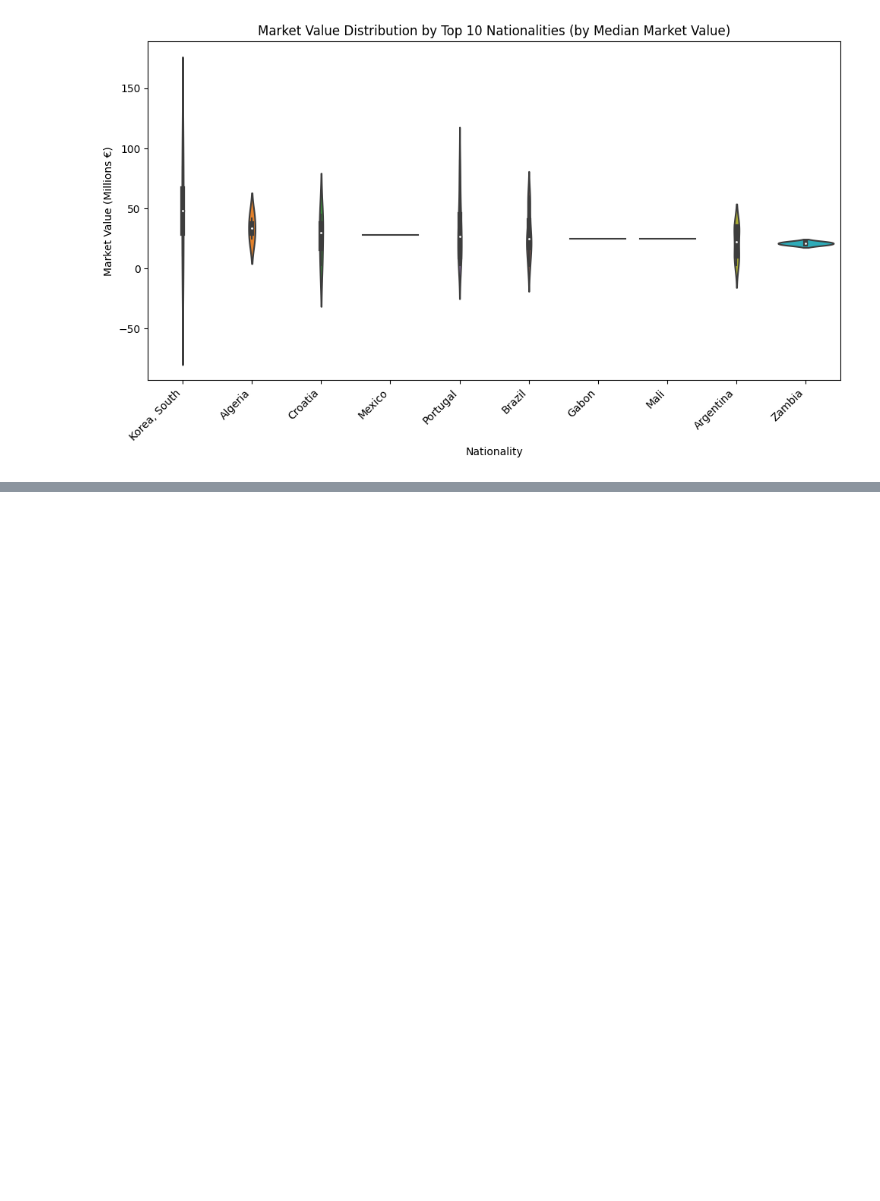
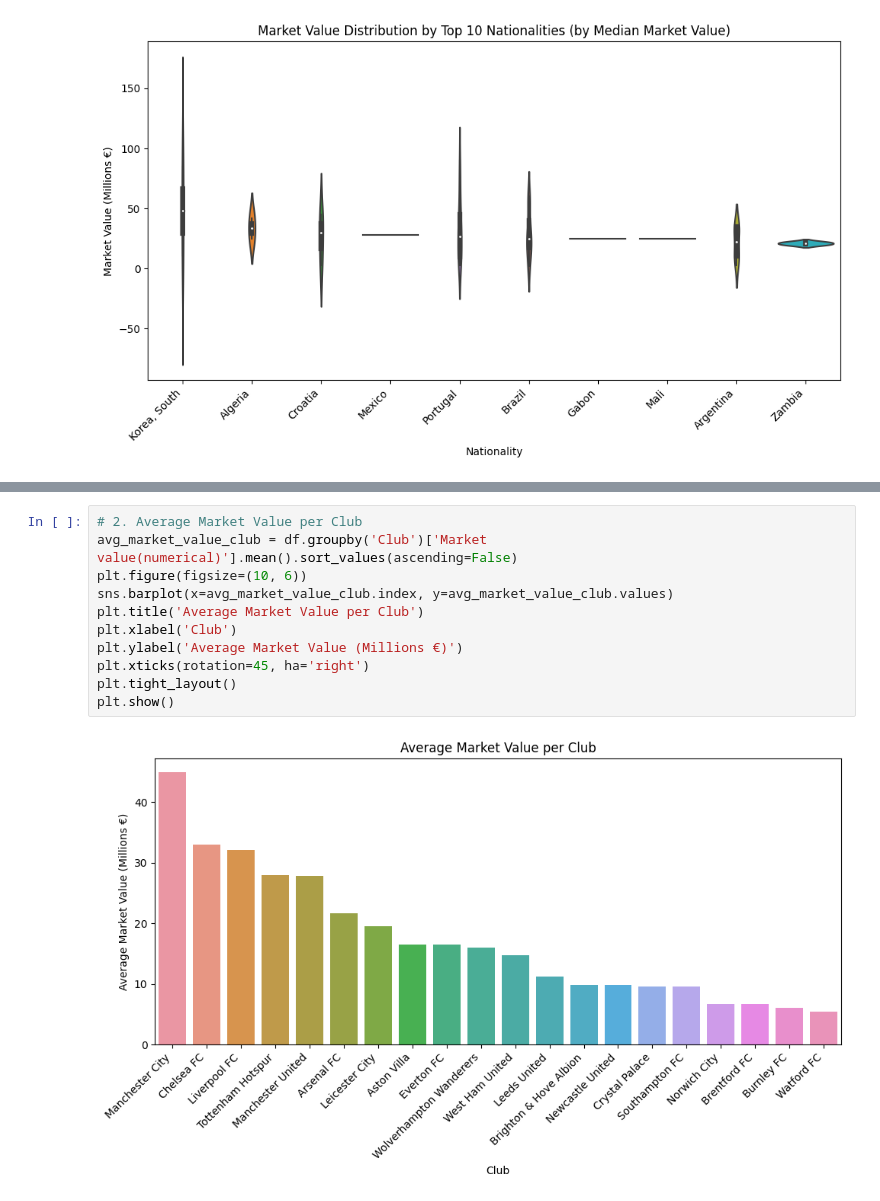
Before and after one commit to N-Garai/Premier-league-players-values-2021, a Jupyter notebook: Players'_value_2021.ipynb, the cells around one changed output, grey strips where cells are left out. Cells and saved outputs as stored; diff of their text form; blank space fills up the shorter version.

```diff
--- a/Players'_value_2021.ipynb
+++ b/Players'_value_2021.ipynb
@@ -392,0 +408,13 @@ plt.show()
+# %%
+# 2. Average Market Value per Club
+avg_market_value_club = df.groupby('Club')['Market value(numerical)'].mean().sort_values(ascending=False)
+plt.figure(figsize=(10, 6))
+sns.barplot(x=avg_market_value_club.index, y=avg_market_value_club.values)
+plt.title('Average Market Value per Club')
+plt.xlabel('Club')
+plt.ylabel('Average Market Value (Millions €)')
+plt.xticks(rotation=45, ha='right')
+plt.tight_layout()
+plt.show()
+# %% [output]
+[figure, added]
```
Also changed, not shown: parts of 3 cells of this notebook.
